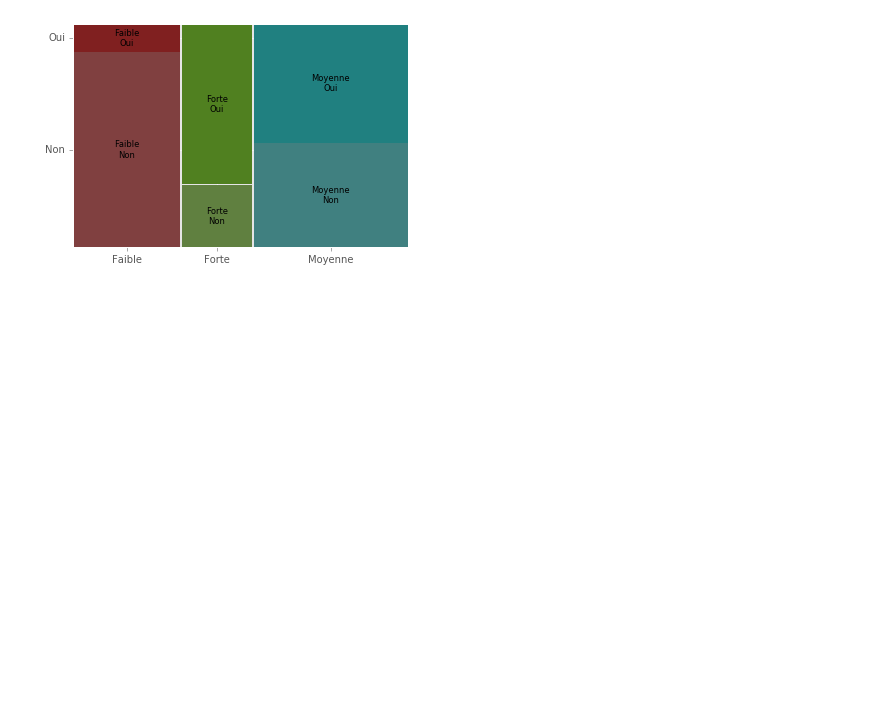
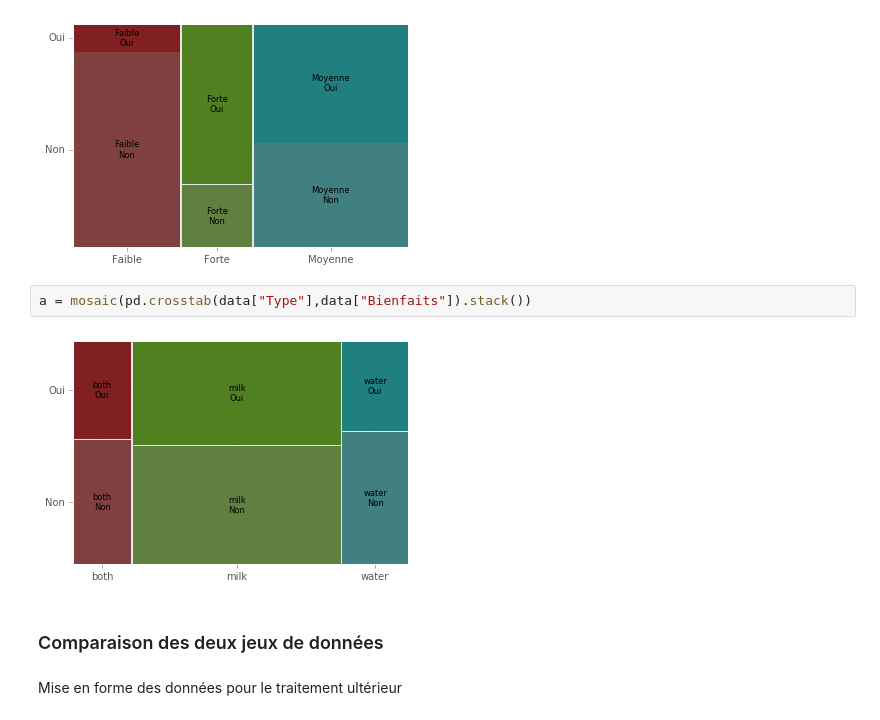
Before and after one commit to emilienschultz/researchnotebooks, a Jupyter notebook: Kefir-extract-web.ipynb, the cells around one changed output. Drawn from its saved outputs; the diff is of its cells as text; blank space fills up the shorter version.

```diff
--- a/Kefir-extract-web.ipynb
+++ b/Kefir-extract-web.ipynb
@@ -330,3 +332,11 @@ data["Bienfaits"].value_counts().plot(kind="bar")
 a = mosaic(pd.crosstab(data["Produit"],data["Bienfaits"]).stack())
 # %% [output]
 [figure]
+# %%
+a = mosaic(pd.crosstab(data["Type"],data["Bienfaits"]).stack())
+# %% [output]
+[figure, added]
+# %% [markdown]
+### Comparaison des deux jeux de données
+# %% [markdown]
+Mise en forme des données pour le traitement ultérieur
```
Also changed, not shown: parts of 28 cells of this notebook.
